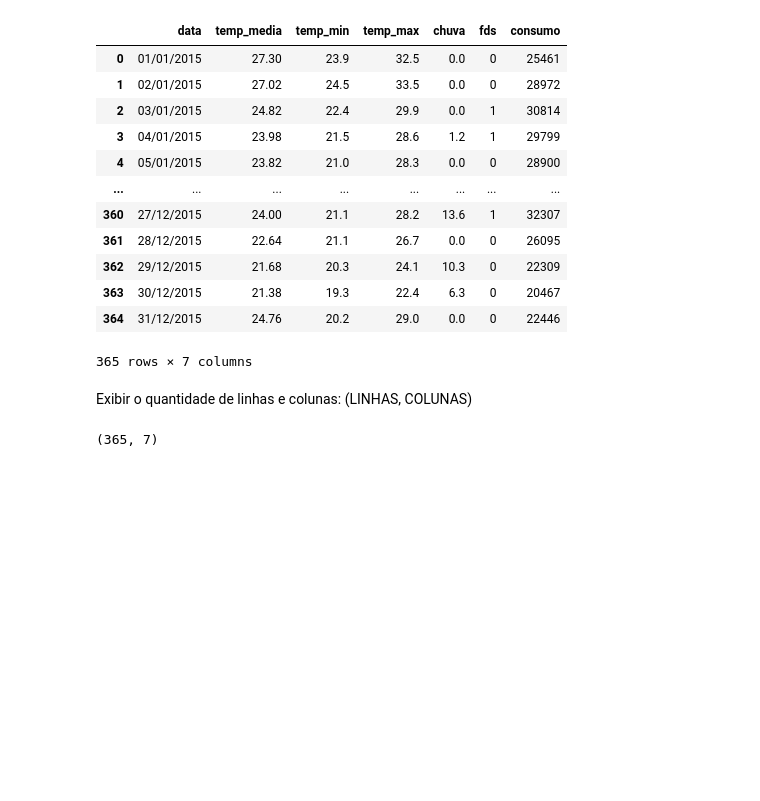
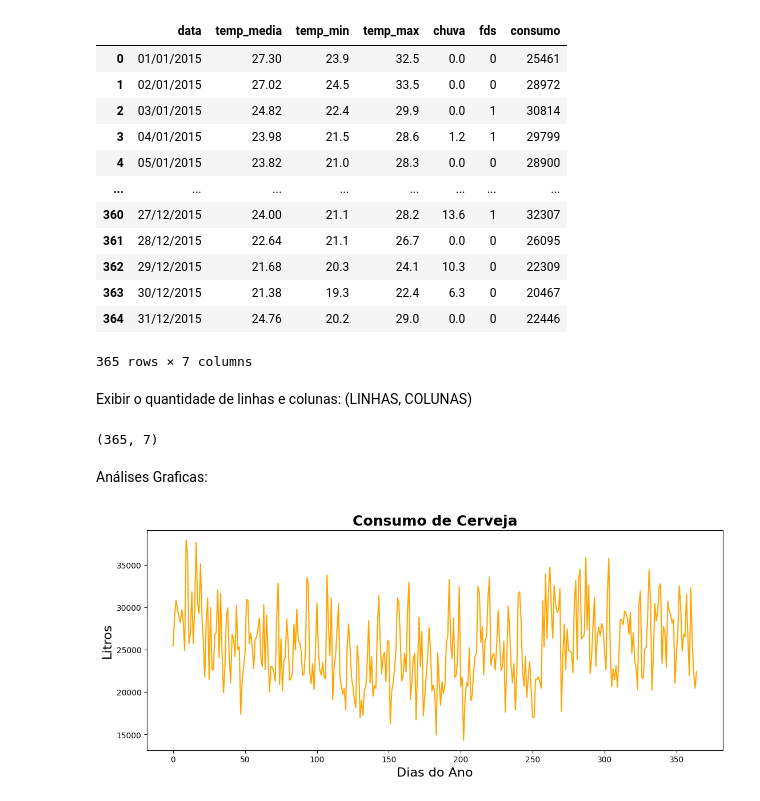
Before and after one commit to Pedrr01/ML_Estudos, a Jupyter notebook: Projeto01.ipynb, the cells around one changed output. Drawn from its saved outputs; the diff is of its cells as text; code cells hidden in the pictures; blank space fills up the shorter version.

```diff
--- a/Projeto01.ipynb
+++ b/Projeto01.ipynb
@@ -10,7 +10,7 @@ import numpy as np
 Selecionando o local do arquivo:
 (e definindo a separação a cada ";")
 # %%
-caminhoArquivo = r"C:\Users\Pichau\OneDrive\Documentos\EstudosIA\Regressão\Dados\Consumo_cerveja.csv"
+caminhoArquivo = r"D:\PedroPC\Documents\EstudosML\Dados\Consumo_cerveja.csv"
 dados = pd.read_csv(caminhoArquivo, sep=";")
 # %% [markdown]
 Exibindo os dados:
@@ -37,3 +37,15 @@ Exibir o quantidade de linhas e colunas:
 dados.shape
 # %% [output]
 (365, 7)
+# %% [markdown]
+Análises Graficas:
+# %%
+fig, ax = plt.subplots(figsize=(13, 5))
+
+ax.set_title("Consumo de Cerveja", fontsize=18, fontweight='bold', color='black')
+ax.set_ylabel("Litros", fontsize=16, color='black')
+ax.set_xlabel("Dias do Ano", fontsize=16, color='black')
+
+ax = dados["consumo"].plot(color='orange')
+# %% [output]
+[figure, added]
```
Also changed, not shown: parts of 4 cells of this notebook.
